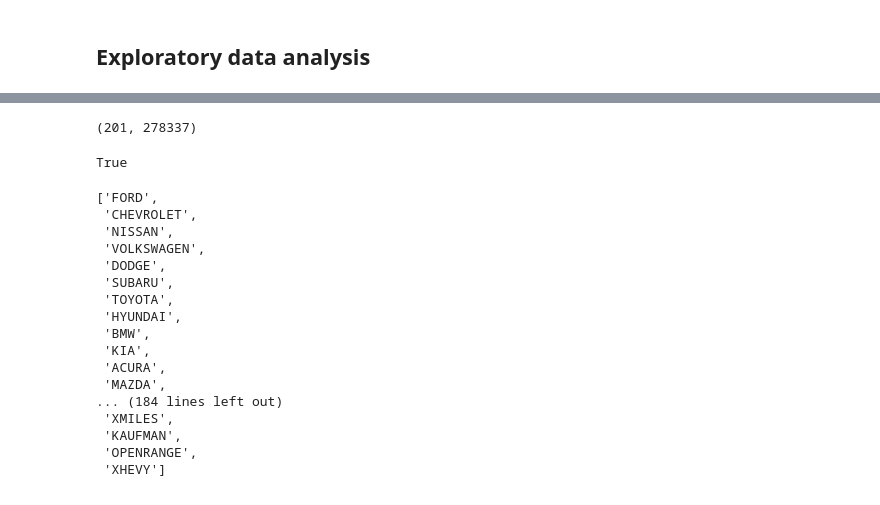
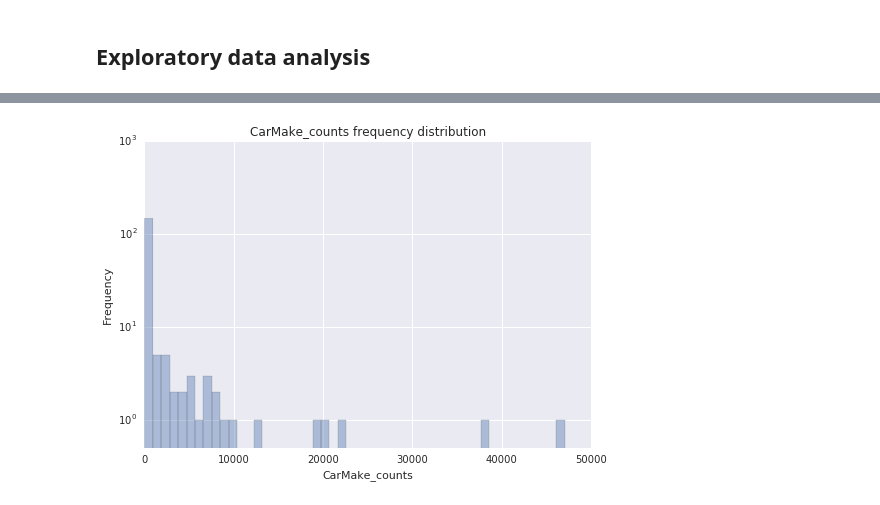
Before and after one commit to stharrold/demo, a Jupyter notebook: demo/app_predict/examples/example_app_predict_dev.ipynb, the cells around one changed output, grey strips where cells are left out. Cells and saved outputs as stored; diff of their text form; code cells hidden in the pictures.

```diff
--- a/demo/app_predict/examples/example_app_predict_dev.ipynb
+++ b/demo/app_predict/examples/example_app_predict_dev.ipynb
@@ -269,29 +282,51 @@ df['SellingLocation_lon'] = df['SellingLocation'].map(sellloc_lon)
-# %%
-# CarMake, one-hot encoding
-len(df['CarMake'].unique()), len(df)
-# %% [output]
-(201, 278337)
-# %%
-pd.fill isnull(df['CarMake'])
-# %% [output]
-True
-# %%
-list(df['CarMake'].fillna(.str.replace(' ', '').unique())
-# %% [output]
-['FORD',
- 'CHEVROLET',
- 'NISSAN',
- 'VOLKSWAGEN',
- 'DODGE',
- 'SUBARU',
- 'TOYOTA',
- 'HYUNDAI',
- 'BMW',
- 'KIA',
- 'ACURA',
- 'MAZDA',
-... (184 lines left out)
- 'XMILES',
- 'KAUFMAN',
- 'OPENRANGE',
- 'XHEVY']
+# %%
+# CarMake, one-hot encoding
+# TODO: Find/scrape hierarchical relationships between car brands
+# (e.g. https://en.wikipedia.org/wiki/Category:Mid-size_cars). To business people: would that be helpful?
+# TODO: Deduplicate with spelling corrector.
+
+# Deduplicate CarMake.
+carmake_dedup = {
+    '1SUZU': 'ISUZU',
+    'CHEVY': 'CHEVROLET',
+    'XHEVY': 'CHEVROLET',
+    'DAMON': 'DEMON',
+    'FORESTR':'FORESTRIVER',
+    'FORESTRIVE': 'FORESTRIVER',
+    'FREIGHTLI': 'FREIGHTLINER',
+    'FREIGHTLIN': 'FREIGHTLINER',
+    'FRIGHTLIE': 'FREIGHTLINER',
+    'FRTLNRL': 'FREIGHTLINER',
+    'XFREIGHTLN': 'FREIGHTLINER',
+    'XREIGHTL': 'FREIGHTLINER',
+    'HARLEY': 'HARLEYDAVIDSON',
+    'HARLEY-DAV': 'HARLEYDAVIDSON',
+    'INTERNATIO': 'INTERNATIONAL',
+    'INTERNATL': 'INTERNATIONAL',
+    'XINTERNATI': 'INTERNATIONAL',
+    'MERCEDES': 'MERCEDES-BENZ',
+    'nan': 'UNKNOWN',
+    'XHINO': 'HINO',
+    'XOSHKOSH': 'OSHKOSH',
+    'XSMART': 'SMART'}
+df['CarMake'] = (df['CarMake'].astype(str)).str.replace(' ', '').apply(
+    lambda car: carmake_dedup[car] if car in carmake_dedup else car)
+
+# One-hot encoding.
+df = pd.merge(
+    left=df,
+    right=pd.get_dummies(df['CarMake'], prefix='CarMake'),
+    left_index=True,
+    right_index=True)
+
+# Plot frequency distrbution.
+carmake_counts = collections.Counter(df['CarMake'].values)
+sns.distplot(list(carmake_counts.values()), hist=True, kde=False, norm_hist=False)
+plt.title('CarMake_counts frequency distribution')
+plt.xlabel('CarMake_counts')
+plt.ylabel('Frequency')
+plt.yscale('log')
+plt.ylim(ymin=0.5)
+plt.show()
+# %% [output]
+[figure, added]
```
Also changed, not shown: parts of 22 cells of this notebook.
